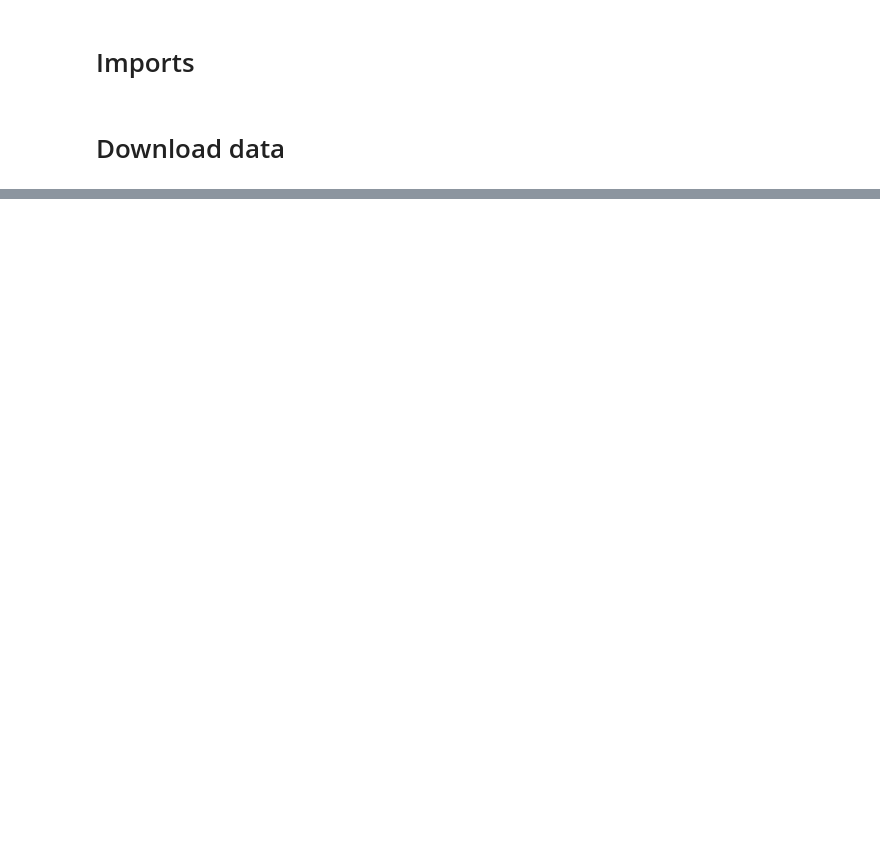
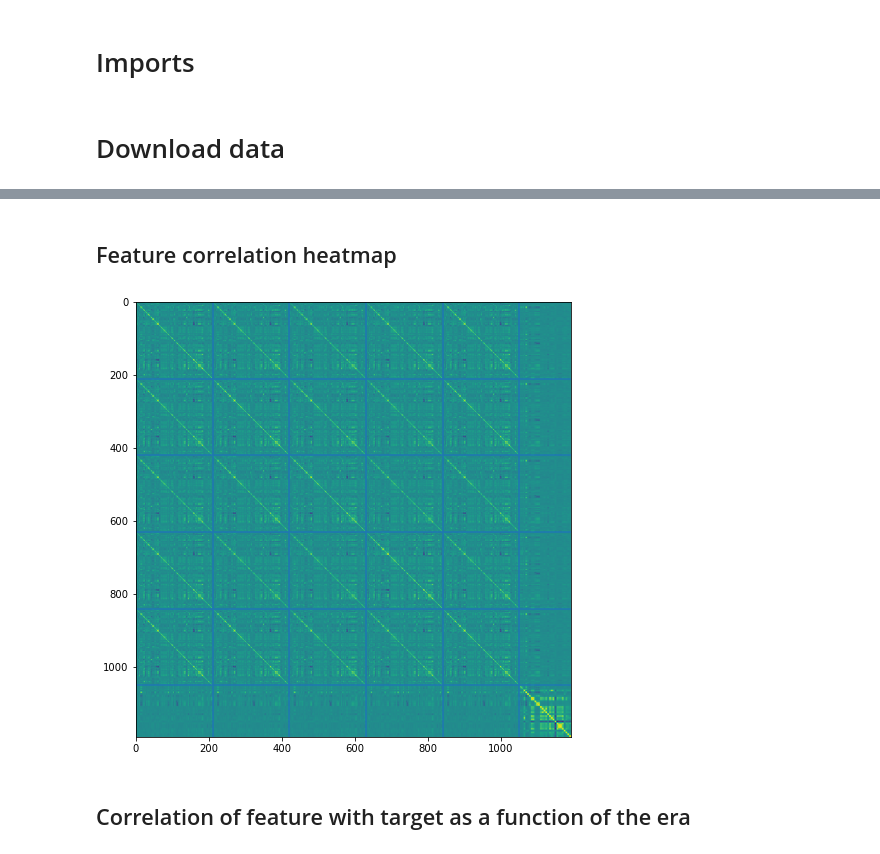
Before and after one commit to miguelbper/numerai-model, a Jupyter notebook: numerai.ipynb, the cells around one changed output, grey strips where cells are left out. Drawn from its saved outputs; the diff is of its cells as text; code cells hidden in the pictures; blank space fills up the shorter version.

```diff
--- a/numerai.ipynb
+++ b/numerai.ipynb
@@ -49,0 +196,19 @@ fncv3_features 420
+# %% [markdown]
+## Feature correlation heatmap
+# %%
+feature_correlations = df_train[df_train.era==1][features_all].corr()
+plt.figure(figsize = (8,8))
+plt.imshow(feature_correlations)
+for a in [210, 420, 630, 840, 1050]:
+    plt.axvline(a)
+    plt.axhline(a)
+
+feature_groups = [features_all[0:210],
+                  features_all[210:420],
+                  features_all[420:630],
+                  features_all[840:1050],
+                  features_all[1050:-1]]
+# %% [output]
+[figure, added]
+# %% [markdown]
+## Correlation of feature with target as a function of the era
```
Also changed, not shown: parts of 19 cells of this notebook, 8 other files.
